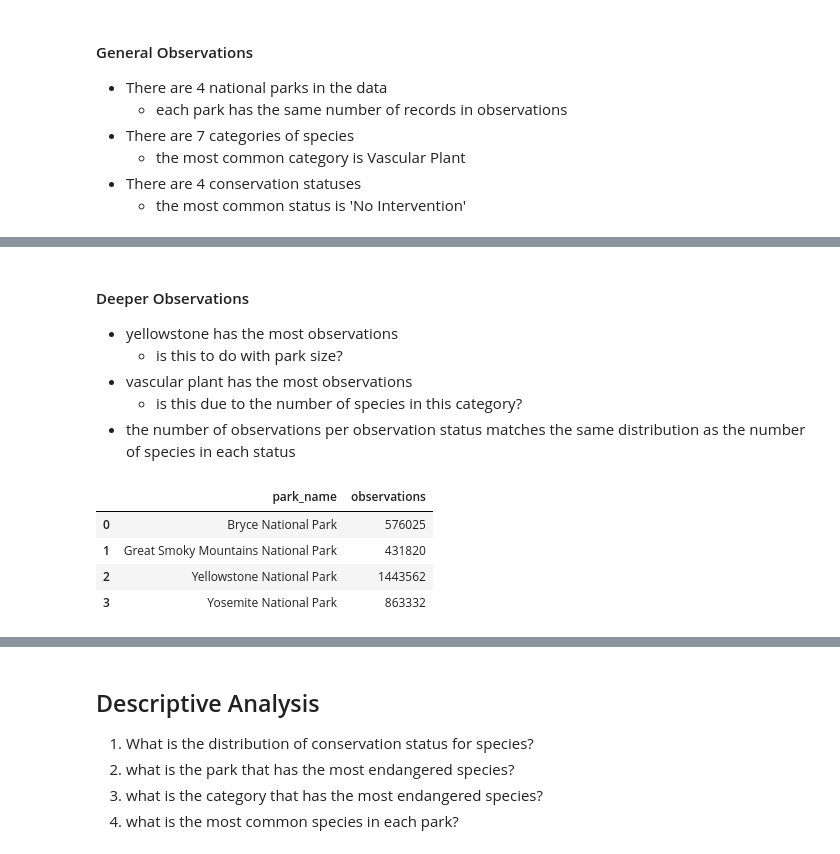
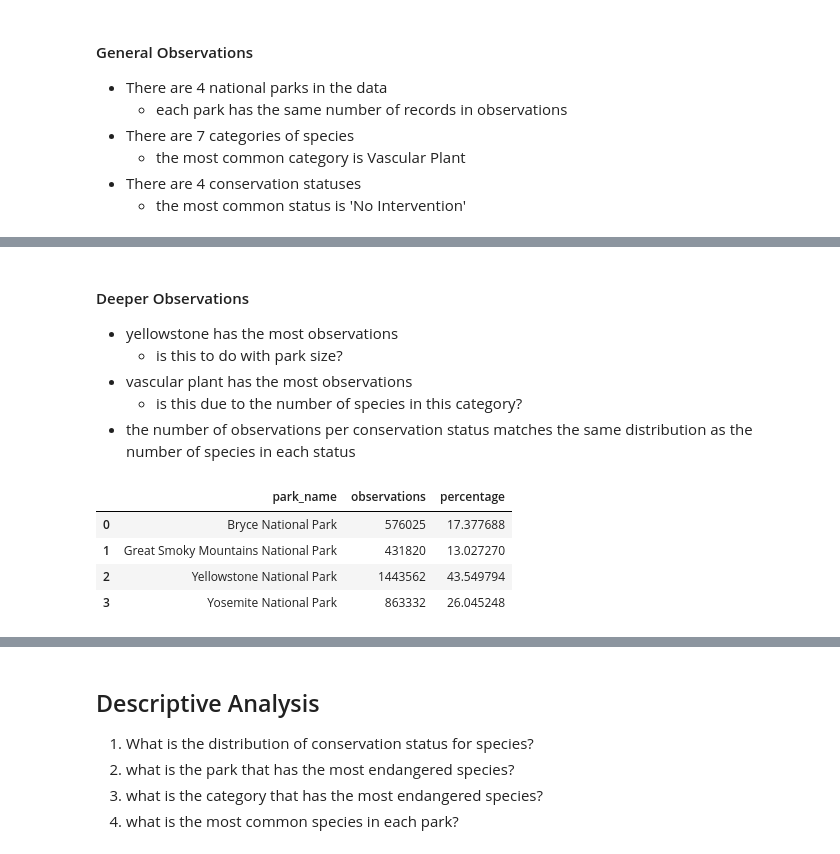
Before and after one commit to zxtheo/Codecademy-biodiversity-project, a Jupyter notebook: biodiversity.ipynb, the cells around one changed output, grey strips where cells are left out. Drawn from its saved outputs; the diff is of its cells as text; code cells hidden in the pictures.

```diff
--- a/biodiversity.ipynb
+++ b/biodiversity.ipynb
@@ -203,3 +180,22 @@ pass
+# %%
+#conosolodate scientific name in species_df
+#sort species by scientific name
+species_df = species_df.sort_values('scientific_name').reset_index(drop=True)
+#loop through species_df and join the rows with the same scientific name by adding the common name to the previous instance
+for i in range(1, len(species_df)):
+    if species_df.scientific_name[i] == species_df.scientific_name[i-1]:
+        species_df.common_names[i] = species_df.common_names[i-1] + ", " + species_df.common_names[i]
+        species_df.drop(i-1, inplace=True)
+# %%
+#consolodate scientific names in observations_df
+#sort species by scientific name and park name
+observations_df = observations_df.sort_values(['scientific_name', 'park_name']).reset_index(drop=True)
+
+#loop through observations_df and join the rows with the same scientific name by adding the observations to the previous instance that also matches the park name
+for i in range(1, len(observations_df)):
+    if observations_df.scientific_name[i] == observations_df.scientific_name[i-1] and observations_df.park_name[i] == observations_df.park_name[i-1]:
+        observations_df.observations[i] = observations_df.observations[i-1] + observations_df.observations[i]
+        observations_df.drop(i-1, inplace=True)
 # %%
 #data types are correct
 observations_df.dtypes
@@ -264,15 +263,17 @@ conservatiopon_status_v_species
   - is this to do with park size?
 - vascular plant has the most observations
   - is this due to the number of species in this category?
-- the number of observations per observation status matches the same distribution as the number of species in each status
+- the number of observations per conservation status matches the same distribution as the number of species in each status
 # %%
 #number of obserevations for each park
-observations_df.groupby('park_name').observations.sum().reset_index()
+park_v_observations = observations_df.groupby('park_name').observations.sum().reset_index()
+park_v_observations['percentage'] = park_v_observations.observations/park_v_observations.observations.sum() * 100
+park_v_observations
 #yellowstone has the most observations
 #TODO: see if theres is a correlation between size of park and number of observations
 # %% [output]
-|  | park_name | observations |
-| 0 | Bryce National Park | 576025 |
-| 1 | Great Smoky Mountains National Park | 431820 |
-| 2 | Yellowstone National Park | 1443562 |
-| 3 | Yosemite National Park | 863332 |
+|  | park_name | observations | percentage |
+| 0 | Bryce National Park | 576025 | 17.377688 |
+| 1 | Great Smoky Mountains National Park | 431820 | 13.027270 |
+| 2 | Yellowstone National Park | 1443562 | 43.549794 |
+| 3 | Yosemite National Park | 863332 | 26.045248 |
```
Also changed, not shown: parts of 20 cells of this notebook, 4 other files.
